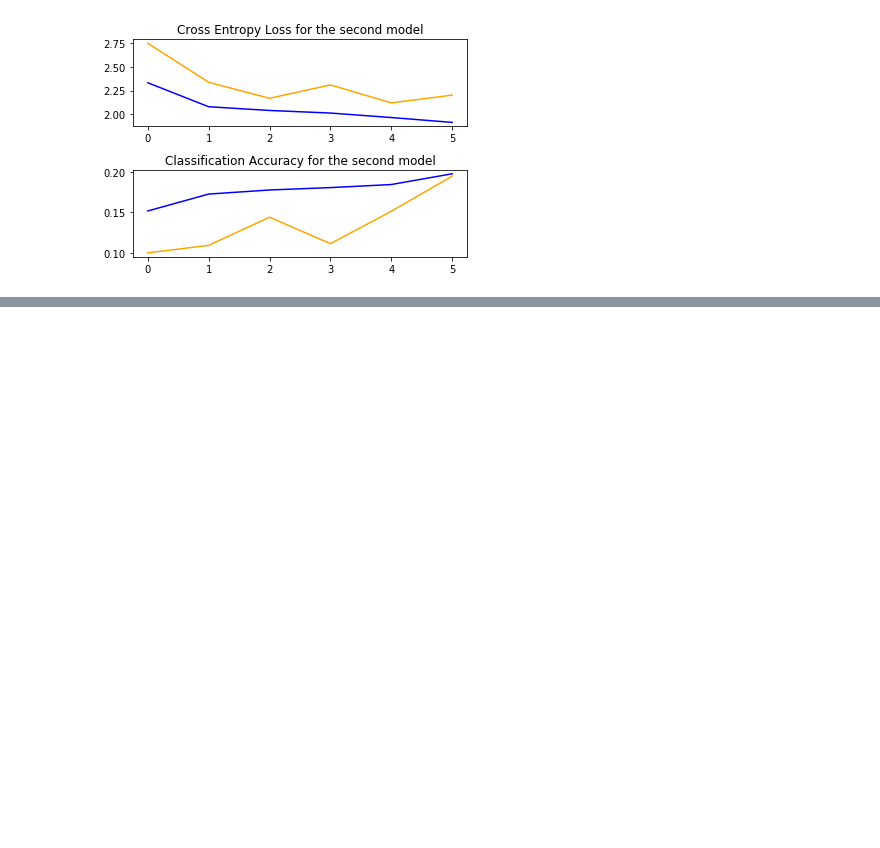
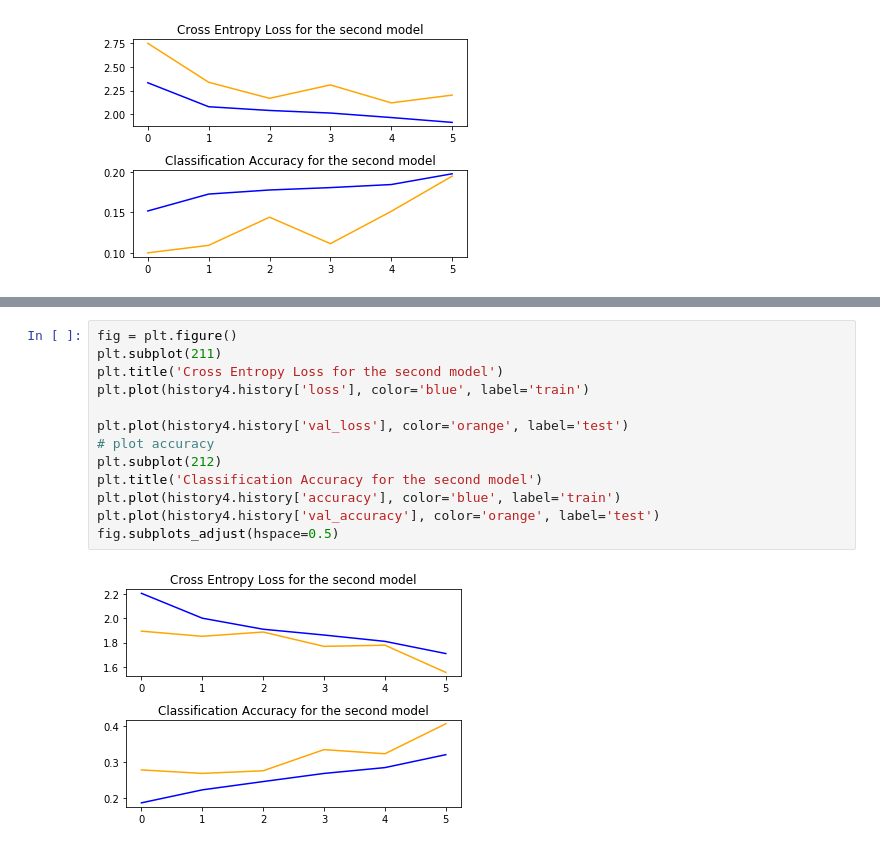
Before and after one commit to iamerroralpha/DLHW5, a Jupyter notebook: A5_CIFAR10_ObjectClassification_code_PoderDelQubit.ipynb, the cells around one changed output, grey strips where cells are left out. Drawn from its saved outputs; the diff is of its cells as text; blank space fills up the shorter version.

```diff
--- a/A5_CIFAR10_ObjectClassification_code_PoderDelQubit.ipynb
+++ b/A5_CIFAR10_ObjectClassification_code_PoderDelQubit.ipynb
@@ -343,0 +471,15 @@ fig.subplots_adjust(hspace=0.5)
+# %%
+fig = plt.figure()
+plt.subplot(211)
+plt.title('Cross Entropy Loss for the second model')
+plt.plot(history4.history['loss'], color='blue', label='train')
+
+plt.plot(history4.history['val_loss'], color='orange', label='test')
+# plot accuracy
+plt.subplot(212)
+plt.title('Classification Accuracy for the second model')
+plt.plot(history4.history['accuracy'], color='blue', label='train')
+plt.plot(history4.history['val_accuracy'], color='orange', label='test')
+fig.subplots_adjust(hspace=0.5)
+# %% [output]
+[figure, added]
```
Also changed, not shown: parts of 20 cells of this notebook.
